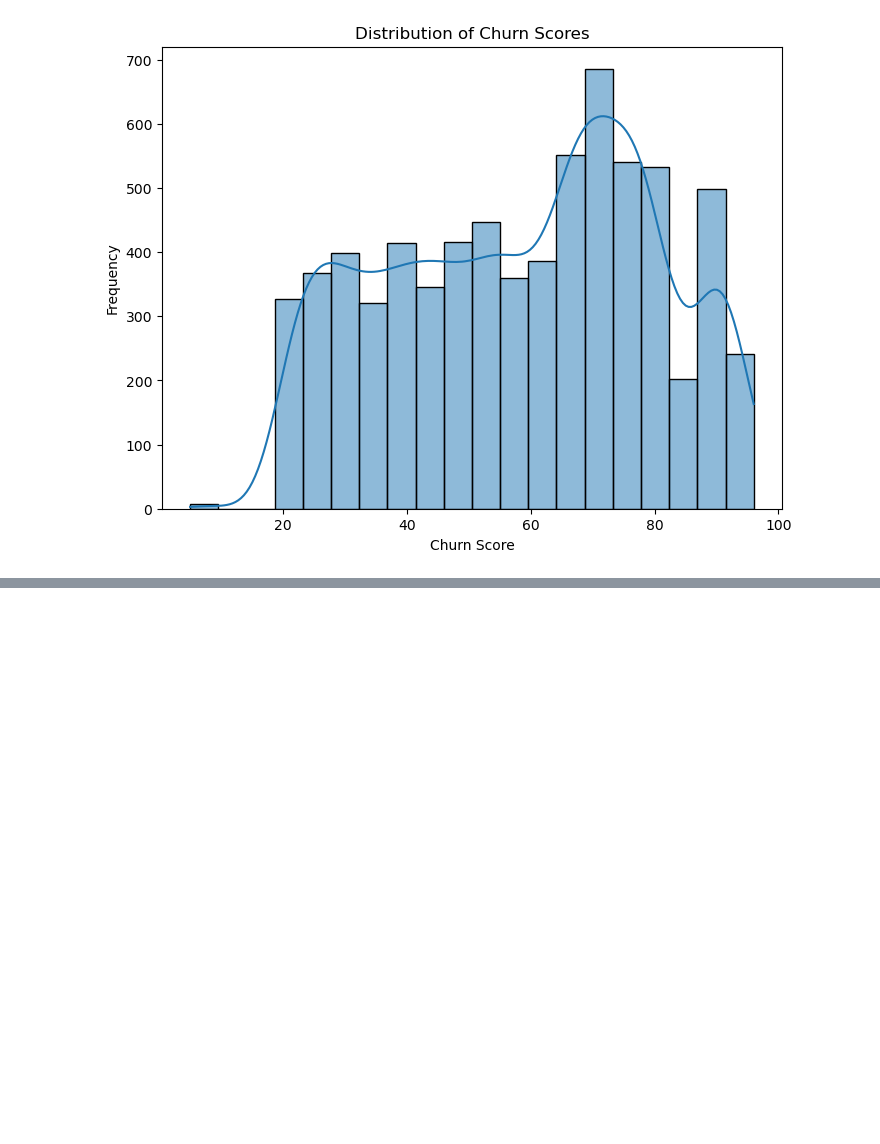
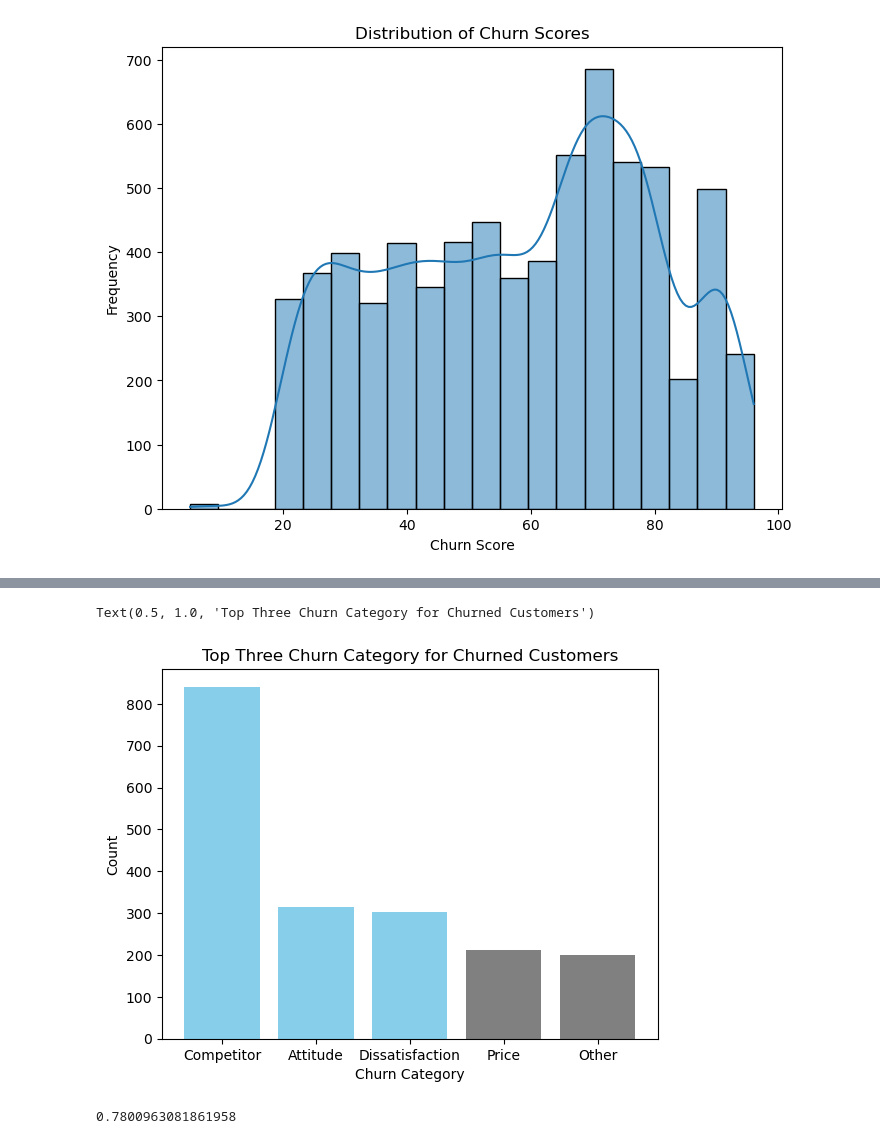
Before and after one commit to Jacky-Lam-CY/PROG74010-DataProject, a Jupyter notebook: PROG74010-DataProject.ipynb, the cells around one changed output, grey strips where cells are left out. Saved outputs shown, nothing was run; the diff lists cells and outputs as text; code cells hidden in the pictures; blank space fills up the shorter version.

Commit message:
Added Explanatory Data Analysis.

```diff
--- a/PROG74010-DataProject.ipynb
+++ b/PROG74010-DataProject.ipynb
@@ -1070,0 +1073,25 @@ Data columns (total 40 columns):
+# %%
+import pandas as pd
+
+# Load the datasets
+demographics_original = pd.read_excel('Telco_customer_churn_demographics.xlsx')
+services_original = pd.read_excel('Telco_customer_churn_services.xlsx')
+status_original = pd.read_excel('Telco_customer_churn_status.xlsx')
+# %%
+# Drop the 'Count' column from each dataset
+demographics = demographics_original.drop(columns=['Count'])
+services = services_original.drop(columns=['Count', 'Quarter', 'Service ID'])
+status = status_original.drop(columns=['Count', 'Quarter', 'Status ID'])
+
+# Merge the datasets on 'Customer ID'
+data = demographics.merge(services, on='Customer ID', how='inner').merge(status, on='Customer ID', how='inner')
+
+# Fill missing values according to the specified approach
+data['Offer'] = data['Offer'].fillna('No Offer')
+data['Internet Type'] = data['Internet Type'].fillna('No Internet')
+data['Churn Category'] = data['Churn Category'].fillna('Not Churned')
+data['Churn Reason'] = data['Churn Reason'].fillna('Not Churned')
+
+# Display the first few rows of the merged dataset
+pd.set_option('display.max_columns', None)
+data.head()
@@ -1070,0 +1110,2 @@ Data columns (total 40 columns):
+# %%
+df_churn = data[data['Customer Status'] == 'Churned']
@@ -1070,0 +1136,6 @@ Data columns (total 40 columns):
+# %%
+# Frequency analysis of 'Churn Reason' for the churned customers
+churn_reason_churned_counts = df_churn['Churn Category'].value_counts()
+
+# Display the frequency of each churn reason within the churned subset
+churn_reason_churned_counts
@@ -1070,0 +1150,18 @@ Data columns (total 40 columns):
+# %%
+# Different color for top three
+color = ['skyblue' if churn_reason_churned_counts.index[i] in churn_reason_churned_counts.head(3).index else 'grey' for i in range(len(churn_reason_churned_counts))]
+
+plt.bar(churn_reason_churned_counts.index, churn_reason_churned_counts.values, color=color)
+plt.xlabel('Churn Category')
+plt.ylabel('Count')
+plt.title('Top Three Churn Category for Churned Customers')
+# %% [output]
+Text(0.5, 1.0, 'Top Three Churn Category for Churned Customers')
+[figure, added]
+# %%
+# Filter data for the top three churn categories and analyze specific churn reasons within them
+top_categories = ['Competitor', 'Attitude', 'Dissatisfaction']
+
+churn_reason_churned_counts[top_categories].sum()/churn_reason_churned_counts.sum()
+# %% [output]
+0.7800963081861958
```
Also changed, not shown: parts of 20 cells of this notebook.
